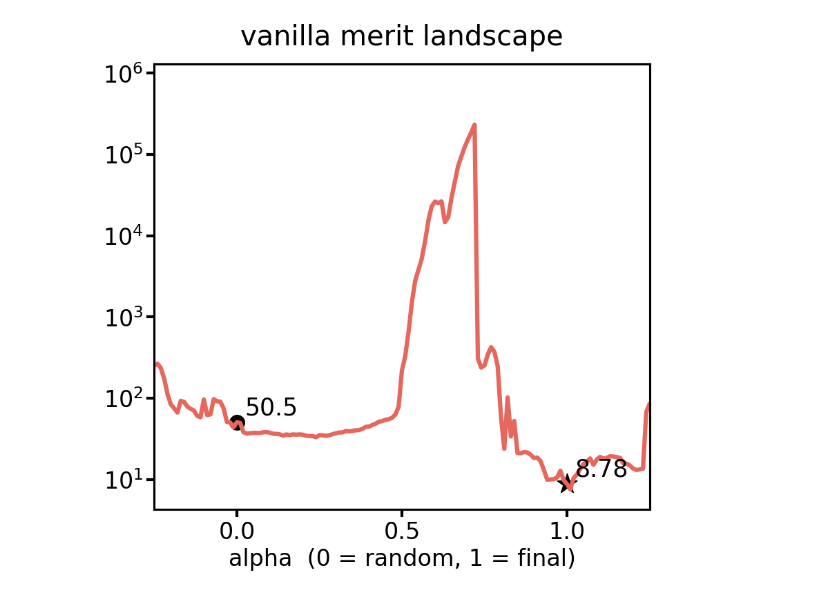
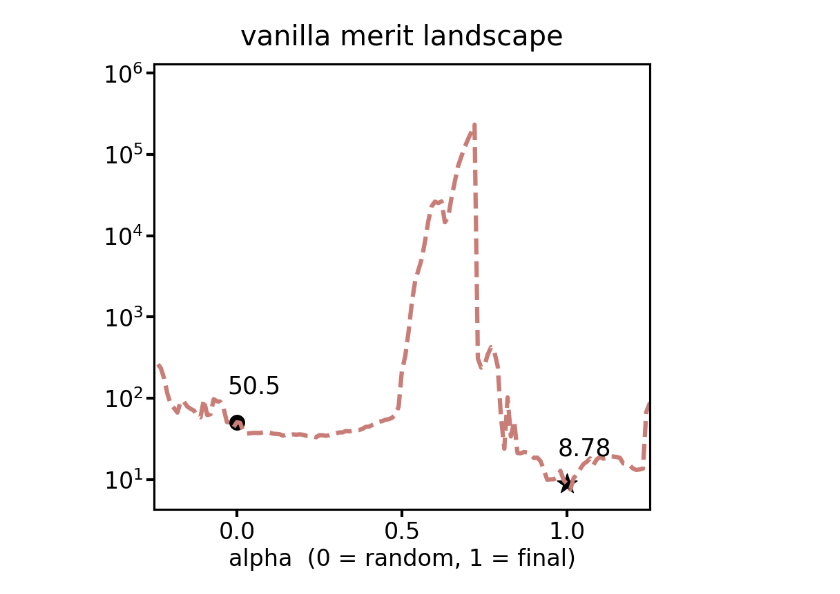
Before and after one commit to xkhainguyen/FSNet, a Jupyter notebook: visualize_weight_to_merit_interp.ipynb, the cells around one changed output. Drawn from its saved outputs; the diff is of its cells as text; code cells hidden in the pictures.

```diff
--- a/visualize_weight_to_merit_interp.ipynb
+++ b/visualize_weight_to_merit_interp.ipynb
@@ -7,7 +7,11 @@ SKIP = 1 # skip_first
 LINE_WIDTH = 3
 BASE_SIZE = 24
 # Professional colors
-COLORS = {'vanilla': "#E6675E", 'pretraining': "#4D8CDF", 'ours': "#2CA523"}
+COLORS = {
+    "vanilla": "#C97D77",     # muted brick red
+    "pretraining": "#3E6E9E", # steel blue
+    "ours": "#6E8F71",        # sage green (updated)
+}
 
 def plot_merit_interpolation(
     t,
@@ -26,7 +30,7 @@ def plot_merit_interpolation(
     A_idx = int((0.5 + 0.0) / 2 * 200)
     B_idx = int((0.5 + 1.0) / 2 * 200)
 
-    ax.plot(t, merit, linewidth=LINE_WIDTH * 1.5, color=COLORS['vanilla'])
+    ax.plot(t, merit, linewidth=LINE_WIDTH * 1.5, color=COLORS['vanilla'], linestyle='--')
     ax.scatter([0.0], [(merit[A_idx])], s=BASE_SIZE*10, marker='o', color='black')
     ax.scatter([1.0], [(merit[B_idx])], s=BASE_SIZE*20, marker='*', color='black')
 
@@ -44,8 +48,8 @@ def plot_merit_interpolation(
     # ax.grid(True, alpha=0.3)
 
     # annotate endpoints
-    ax.annotate(f"{(merit[A_idx]):.3g}", (t[A_idx], merit[A_idx]), textcoords="offset points", xytext=(8, 8),fontsize=BASE_SIZE+1)
-    ax.annotate(f"{(merit[B_idx]):.3g}", (t[B_idx], merit[B_idx]), textcoords="offset points", xytext=(8, 8), fontsize=BASE_SIZE+1)
+    ax.annotate(f"{(merit[A_idx]):.3g}", (t[A_idx], merit[A_idx]), textcoords="offset points", xytext=(-10, 30),fontsize=BASE_SIZE+1)
+    ax.annotate(f"{(merit[B_idx]):.3g}", (t[B_idx], merit[B_idx]), textcoords="offset points", xytext=(-10, 30), fontsize=BASE_SIZE+1)
 
     for spine in ax.spines.values():
         spine.set_linewidth(LINE_WIDTH * 0.75)
@@ -54,31 +58,31 @@ def plot_merit_interpolation(
     # if save_path is not None:
     #     out_dir = os.path.dirname(save_path)
     #     if out_dir:
     #         os.makedirs(out_dir, exist_ok=True)
     #     fig.savefig(save_path, dpi=dpi, bbox_inches="tight")
     #     print(f"Saved plot to: {save_path}", flush=True)
 
     if show:
         plt.show()
 
     if close:
         plt.close(fig)
 
 
 if __name__ == "__main__":
     # Load from the NPZ you saved earlier
     npz_path = "figures/merit_interpolation_random_to_vanilla.npz"  # EDIT if needed
     # npz_path = "figures/merit_interpolation_A_to_B.npz"  # EDIT if needed
     # npz_path = "figures/merit_interpolation_warmstarted.npz"  # EDIT if needed
     data = np.load(npz_path)
 
     t = data["t"]
     merit = data["merit"]
 
     plot_merit_interpolation(
         t,
         merit,
         show=True,   # set True if you want interactive display
     )
 # %% [output]
-[figure, old version]
+[figure, new version]
```
Also changed, not shown: 8 other files.
